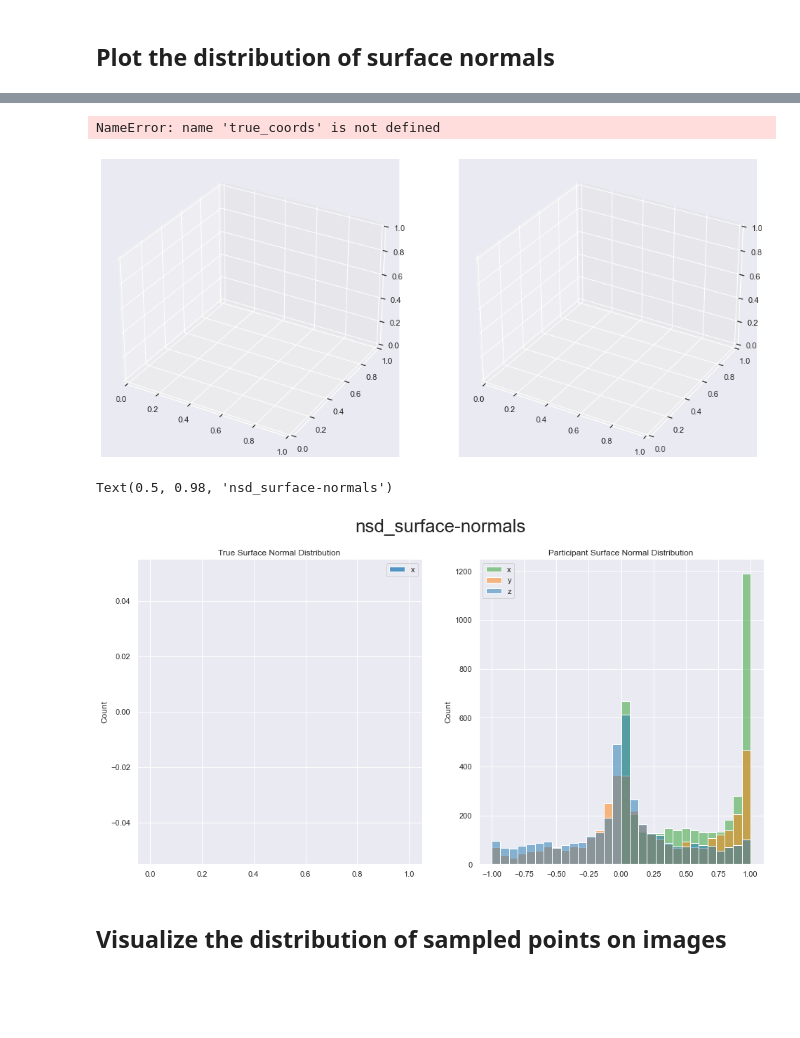
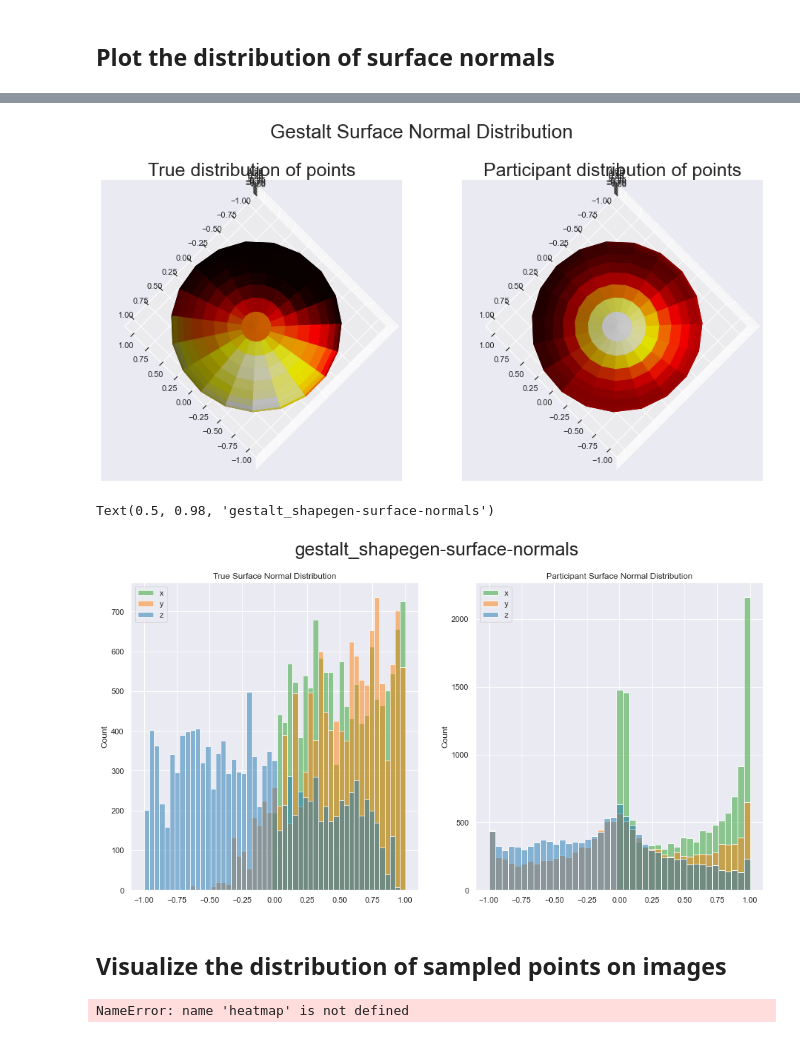
Before and after one commit to yifr/mlve, a Jupyter notebook: analysis/surface_normals_analysis.ipynb, the cells around one changed output, grey strips where cells are left out. Drawn from its saved outputs; the diff is of its cells as text; code cells hidden in the pictures; blank space fills up the shorter version.

```diff
--- a/analysis/surface_normals_analysis.ipynb
+++ b/analysis/surface_normals_analysis.ipynb
@@ -39,7 +39,7 @@ rcParams["figure.titlesize"] = 26
 # %%
 projName = "mlve"
 experiment = "gestalt_shapegen"
-experimentName = f"{experiment}-surface-normals-split-half"
+experimentName = f"{experiment}-surface-normals"
 S3_BUCKET_NAME = "mlve-v1"
 
 attention_check = "attentionCheck"
@@ -518,38 +606,37 @@ if experimentName != "nsd_surface-normals":
     ax1 = fig.add_subplot( 1, 2, 1, projection='3d')
     ax2 = fig.add_subplot( 1, 2, 2, projection='3d')
 
     x, y, z = true_coords
     ax1.plot_surface(x, y, z, cstride=1, rstride=1, facecolors=cm.hot(gt_heatmap))
 
     x, y, z = participant_coords
     ax2.plot_surface(x, y, z, cstride=1, rstride=1, facecolors=cm.hot(participant_heatmap))
 
     ax1.set_title("True distribution of points", fontsize=25)
     ax2.set_title("Participant distribution of points", fontsize=25)
 
     angle = 135
-    degrees = 35
+    degrees = 90
     ax1.view_init(degrees, angle)
     ax2.view_init(degrees, angle)
 
     dataset = experimentName.split("_")[0]
     plt.suptitle(dataset.capitalize() + " Surface Normal Distribution", y=0.825)
     plt.show()
 else:
     ax1 = fig.add_subplot( 1, 1, 1, projection='3d')
     x, y, z = participant_coords
     ax1.plot_surface(x, y, z, cstride=1, rstride=1, facecolors=cm.hot(participant_heatmap))
     ax1.set_title("Participant distribution of points", fontsize=25)
 
-    angle = 135
-    degrees = 35
+    angle = 180
+    degrees = 180
     ax1.view_init(degrees, angle)
     dataset = experimentName.split("_")[0]
     plt.suptitle(dataset.capitalize() + " Surface Normal Distribution", y=0.95)
     plt.show()
 # %% [output]
-NameError: name 'true_coords' is not defined
-[figure, old version]
+[figure, new version]
 # %%
 fig, axs = plt.subplots(1, 2, figsize=(16, 8))
 g = sns.histplot(true_directions, ax=axs[0])
@@ -561,8 +648,8 @@ axs[1].legend(["x","y","z"])
 axs[1].set_title("Participant Surface Normal Distribution")
 plt.suptitle(f"{experimentName}")
 # %% [output]
-Text(0.5, 0.98, 'nsd_surface-normals')
+Text(0.5, 0.98, 'gestalt_shapegen-surface-normals')
-[figure, old version]
+[figure, new version]
 # %% [markdown]
 ## Visualize the distribution of sampled points on images
 # %%
@@ -607,6 +694,8 @@ if plot_images:
     sns.set_style("darkgrid")
 # %%
 indicator_directions.shape, heatmap.shape
+# %% [output]
+NameError: name 'heatmap' is not defined
 # %%
 
 fig = go.Figure(data=[go.Scatter3d(x=spherical_coords[0].flatten(),
```
Also changed, not shown: parts of 23 cells of this notebook, 2 other files.
